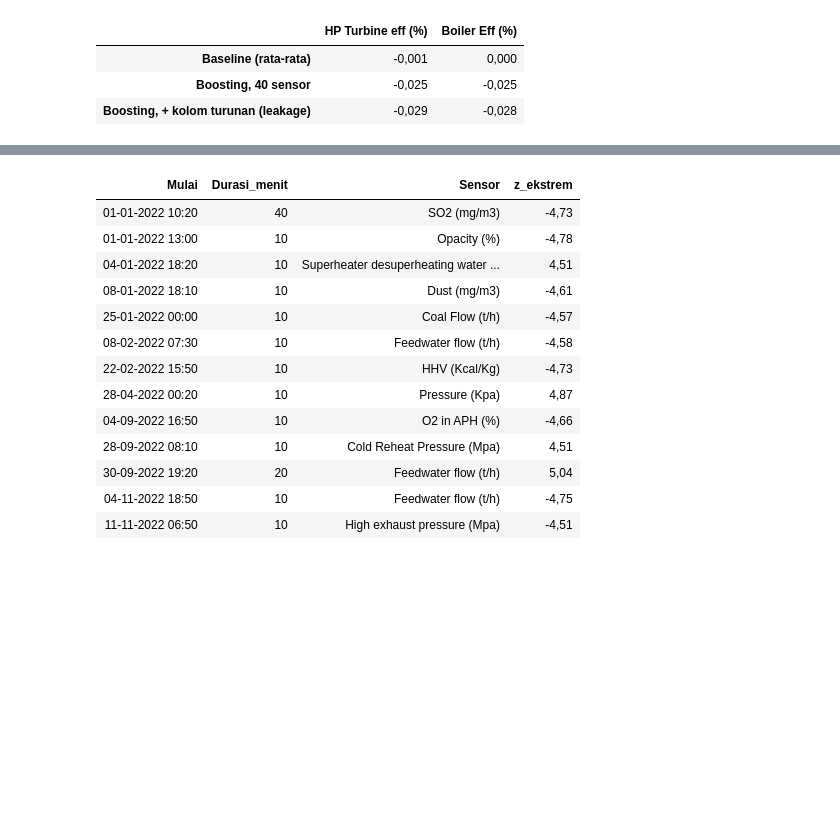
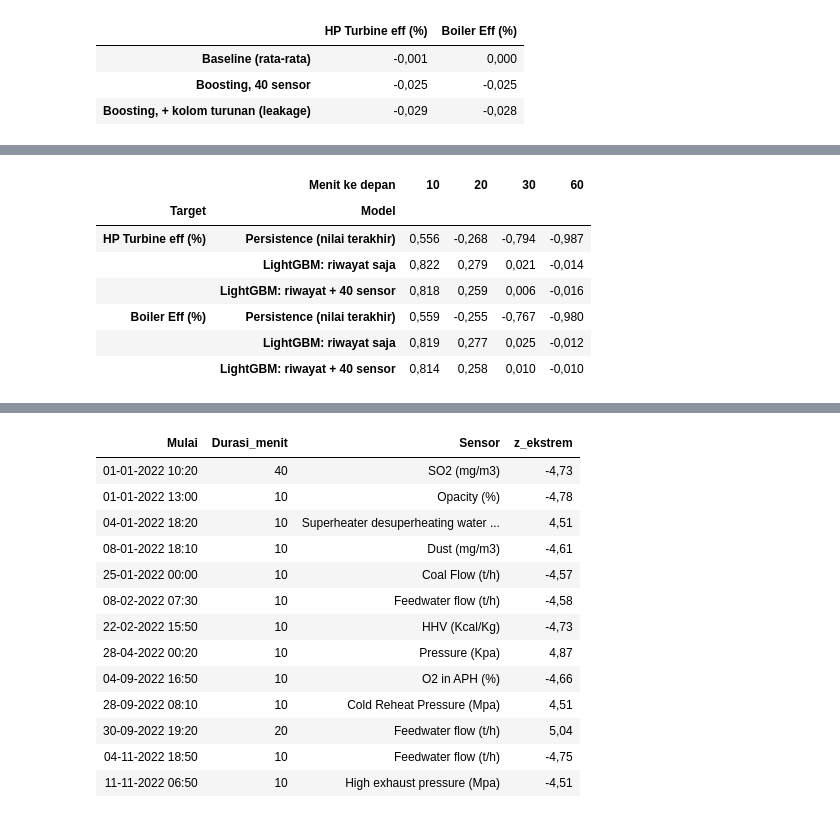
Before and after one commit to aldo02032004/power-plant-anomaly, a Jupyter notebook: power_plant_anomaly.ipynb, the cells around one changed output, grey strips where cells are left out. Saved outputs shown, nothing was run; the diff lists cells and outputs as text; code cells hidden in the pictures; blank space fills up the shorter version.

```diff
--- a/power_plant_anomaly.ipynb
+++ b/power_plant_anomaly.ipynb
@@ -121,0 +131,35 @@ sinyal.style.format(lambda v: fmt(v, 3))
+# %%
+import lightgbm as lgb
+from sklearn.metrics import r2_score, mean_absolute_error
+
+LGB = dict(n_estimators=300, learning_rate=0.05, num_leaves=31, random_state=0, verbose=-1)
+HORIZON = [1, 2, 3, 6]  # langkah 10 menit
+
+def data_forecast(y, h):
+    riwayat = pd.concat({f'Riwayat efisiensi ke-{k}': df[y].shift(h + k - 1) for k in range(1, 7)}, axis=1)
+    X = pd.concat([riwayat, df[SENSOR].shift(h)], axis=1).dropna()
+    n = int(len(X) * 0.8)
+    return X[:n], X[n:], df[y][X.index][:n], df[y][X.index][n:], list(riwayat)
+
+hasil, model = [], {}
+for y in TARGET:
+    for h in HORIZON:
+        Xtr, Xte, ytr, yte, riw = data_forecast(y, h)
+        m = lgb.LGBMRegressor(**LGB).fit(Xtr, ytr)
+        pred = {'Persistence (nilai terakhir)': Xte[riw[0]],
+                'LightGBM: riwayat saja': lgb.LGBMRegressor(**LGB).fit(Xtr[riw], ytr).predict(Xte[riw]),
+                'LightGBM: riwayat + 40 sensor': m.predict(Xte)}
+        hasil += [(y, 10 * h, k, r2_score(yte, p), mean_absolute_error(yte, p)) for k, p in pred.items()]
+        if h == 1:
+            model[y] = (m, Xte, yte, pred['LightGBM: riwayat + 40 sensor'])
+hasil = pd.DataFrame(hasil, columns=['Target', 'Menit ke depan', 'Model', 'R²', 'MAE'])
+hasil.pivot_table(index=['Target', 'Model'], columns='Menit ke depan', values='R²', sort=False).style.format(lambda v: fmt(v, 3))
+# %% [output]
+|  | Menit ke depan | 10 | 20 | 30 | 60 |
+| Target | Model |  |  |  |  |
+| HP Turbine eff (%) | Persistence (nilai terakhir) | 0,556 | -0,268 | -0,794 | -0,987 |
+|  | LightGBM: riwayat saja | 0,822 | 0,279 | 0,021 | -0,014 |
+|  | LightGBM: riwayat + 40 sensor | 0,818 | 0,259 | 0,006 | -0,016 |
+| Boiler Eff (%) | Persistence (nilai terakhir) | 0,559 | -0,255 | -0,767 | -0,980 |
+|  | LightGBM: riwayat saja | 0,819 | 0,277 | 0,025 | -0,012 |
+|  | LightGBM: riwayat + 40 sensor | 0,814 | 0,258 | 0,010 | -0,010 |
```
Also changed, not shown: parts of 12 cells of this notebook, 5 other files.
